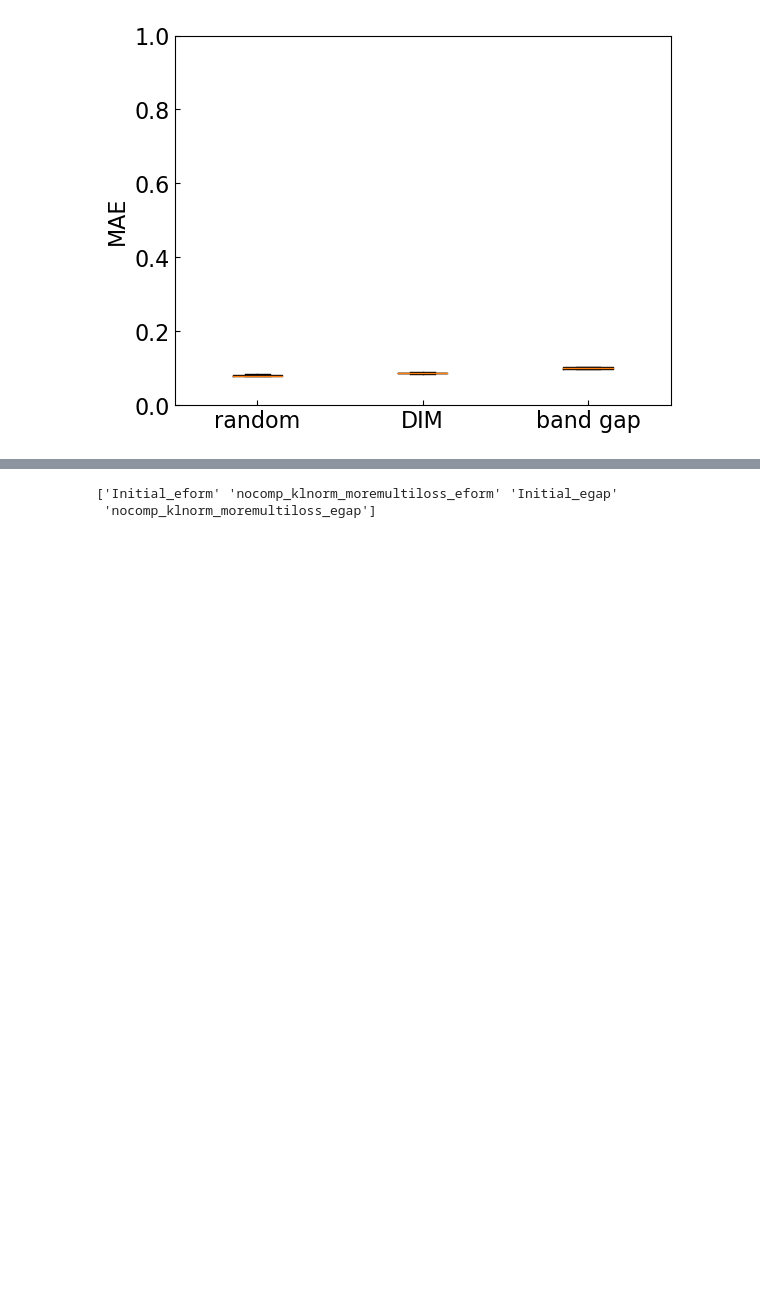
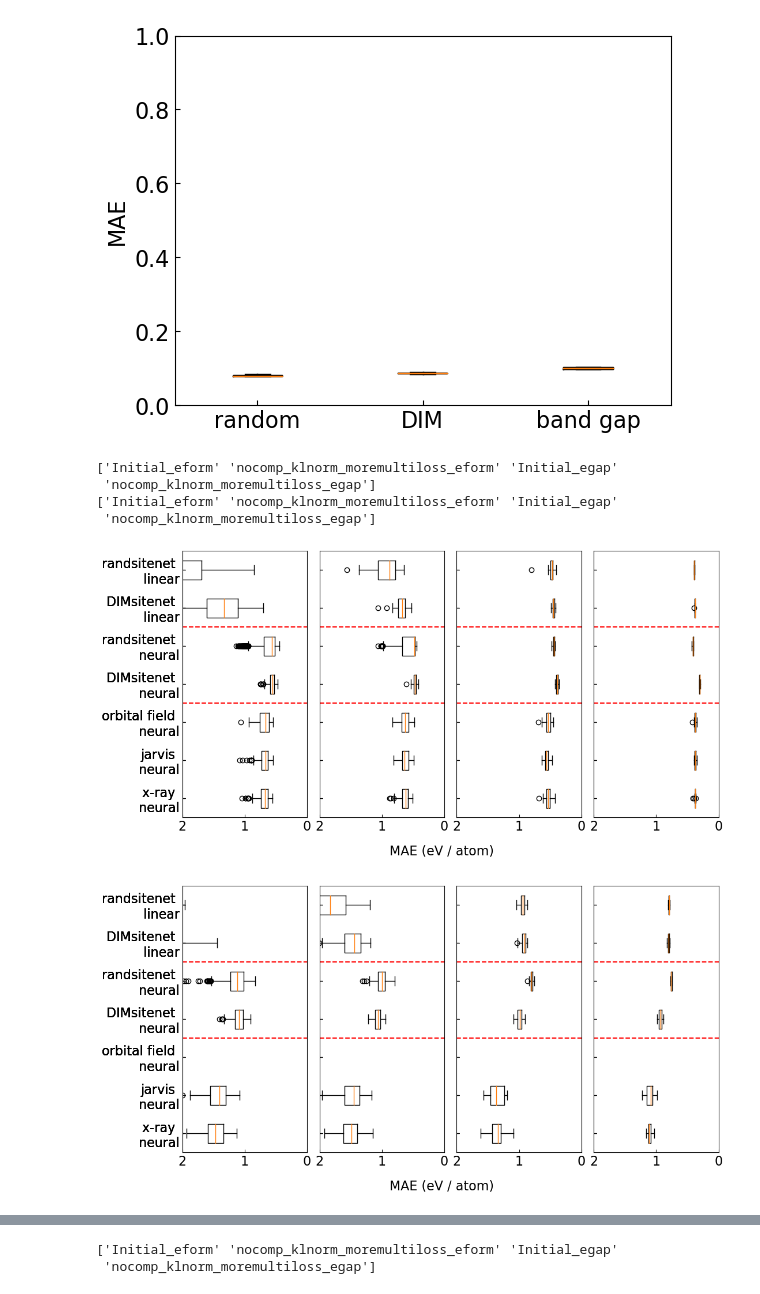
Before and after one commit to mm04926412/Site-Net, a Jupyter notebook: Downstream_MAEs_to_plots.ipynb, the cells around one changed output, grey strips where cells are left out. Cells and saved outputs as stored; diff of their text form; code cells hidden in the pictures; blank space fills up the shorter version.

```diff
--- a/Downstream_MAEs_to_plots.ipynb
+++ b/Downstream_MAEs_to_plots.ipynb
@@ -99,3 +99,79 @@ Name: MAE, dtype: float64, 178    0.102547
 181    0.098835
 Name: MAE, dtype: float64]
 [figure]
+# %%
+import pandas as pd
+import matplotlib.pyplot as plt
+import matplotlib.colors as colors
+import matplotlib.ticker as ticker
+import matplotlib
+
+plt.rcParams["xtick.direction"] = "in"
+plt.rcParams["ytick.direction"] = "in"
+
+font = {'size'   : 16}
+
+matplotlib.rc('font', **font)
+
+RepMAE = pd.read_csv("Downstream_DIM.csv")
+eformorbitalMAE = pd.read_csv("featurizer_pickles/eformorbital_Downstream_Featurized.csv")
+eformjarvisMAE = pd.read_csv("featurizer_pickles/eformjarvis_Downstream_Featurized.csv")
+eformxrayMAE =  pd.read_csv("featurizer_pickles/eformxray_Downstream_Featurized.csv")
+print(RepMAE["model"].unique())
+
+fig,ax = plt.subplots(1, 4, sharex=False, sharey=True,gridspec_kw={'wspace':0.1, 'hspace':0},figsize=(12,6))
+fig.text(0.5, 0, "MAE (eV / atom)", ha='center')
+
+ax_i = 0
+for limit,name in zip([50,100,250,1000],["eformorbital_replearn_10.png","eformorbital_replearn_50.png","eformorbital_replearn_100.png","eformorbital_replearn_250.png","eformorbital_replearn_1000.png","eformorbital_replearn_10000.png"]):
+
+    vectors1 = RepMAE[(RepMAE["limit"] == limit) & (RepMAE["model"] == "Initial_eform")]
+    vectors2 = RepMAE[(RepMAE["limit"] == limit) & (RepMAE["model"] == "nocomp_klnorm_moremultiloss_eform")]
+    vectors3 = eformorbitalMAE[(eformorbitalMAE["limit"] == limit) & (eformorbitalMAE["model"] == "eform_OrbitalFieldMatrix")]
+    vectors4 = eformjarvisMAE[(eformjarvisMAE["limit"] == limit) & (eformjarvisMAE["model"] == "eform_jarvis")]
+    vectors5 = eformxrayMAE[(eformxrayMAE["limit"] == limit) & (eformxrayMAE["model"] == "eform_xray")]
+
+    ax[ax_i].boxplot([vectors1["lin_MAE"],vectors2["lin_MAE"],vectors1["nn_MAE"],vectors2["nn_MAE"],vectors3["nn_MAE"],vectors4["nn_MAE"],vectors5["nn_MAE"]],labels=["randsitenet \n linear","DIMsitenet \n linear","randsitenet \n neural","DIMsitenet \n neural","orbital field \n neural","jarvis \n neural","x-ray \n neural"],widths=0.5,vert=False)
+    [ax[ax_i].axhline(y, color = 'r', linestyle='--') for y in [2.5,4.5]]
+    ax[ax_i].set_ylim(7.5,0.5)
+    ax[ax_i].set_xlim(2,0)
+
+    ax_i += 1
+
+    fig.savefig(name)
+    fig.show()
+
+RepMAE = pd.read_csv("Downstream_DIM.csv")
+egaporbitalMAE = pd.read_csv("featurizer_pickles/egaporbital_Downstream_Featurized.csv")
+egapjarvisMAE = pd.read_csv("featurizer_pickles/egapjarvis_Downstream_Featurized.csv")
+egapxrayMAE =  pd.read_csv("featurizer_pickles/egapxray_Downstream_Featurized.csv")
+print(RepMAE["model"].unique())
+
+fig,ax = plt.subplots(1, 4, sharex=False, sharey=True,gridspec_kw={'wspace':0.1, 'hspace':0},figsize=(12,6))
+fig.text(0.5, 0, "MAE (eV / atom)", ha='center')
+
+ax_i = 0
+for limit,name in zip([50,100,250,1000],["egaporbital_replearn_10.png","egaporbital_replearn_50.png","egaporbital_replearn_100.png","egaporbital_replearn_250.png","egaporbital_replearn_1000.png","egaporbital_replearn_10000.png"]):
+
+    vectors1 = RepMAE[(RepMAE["limit"] == limit) & (RepMAE["model"] == "Initial_egap")]
+    vectors2 = RepMAE[(RepMAE["limit"] == limit) & (RepMAE["model"] == "nocomp_klnorm_moremultiloss_egap")]
+    vectors3 = egaporbitalMAE[(eformorbitalMAE["limit"] == limit) & (eformorbitalMAE["model"] == "egap_OrbitalFieldMatrix")]
+    vectors4 = eformjarvisMAE[(eformjarvisMAE["limit"] == limit) & (eformjarvisMAE["model"] == "egap_jarvis")]
+    vectors5 = eformxrayMAE[(eformxrayMAE["limit"] == limit) & (eformxrayMAE["model"] == "egap_xray")]
+
+    ax[ax_i].boxplot([vectors1["lin_MAE"],vectors2["lin_MAE"],vectors1["nn_MAE"],vectors2["nn_MAE"],vectors3["nn_MAE"],vectors4["nn_MAE"],vectors5["nn_MAE"]],labels=["randsitenet \n linear","DIMsitenet \n linear","randsitenet \n neural","DIMsitenet \n neural","orbital field \n neural","jarvis \n neural","x-ray \n neural"],widths=0.5,vert=False)
+    [ax[ax_i].axhline(y, color = 'r', linestyle='--') for y in [2.5,4.5]]
+    ax[ax_i].set_ylim(7.5,0.5)
+    ax[ax_i].set_xlim(2,0)
+
+    ax_i += 1
+
+    fig.savefig(name)
+    fig.show()
+# %% [output]
+['Initial_eform' 'nocomp_klnorm_moremultiloss_eform' 'Initial_egap'
+ 'nocomp_klnorm_moremultiloss_egap']
+['Initial_eform' 'nocomp_klnorm_moremultiloss_eform' 'Initial_egap'
+ 'nocomp_klnorm_moremultiloss_egap']
+[figure, added]
+[figure, added]
```
Also changed, not shown: parts of 2 cells of this notebook, 2 other files.
